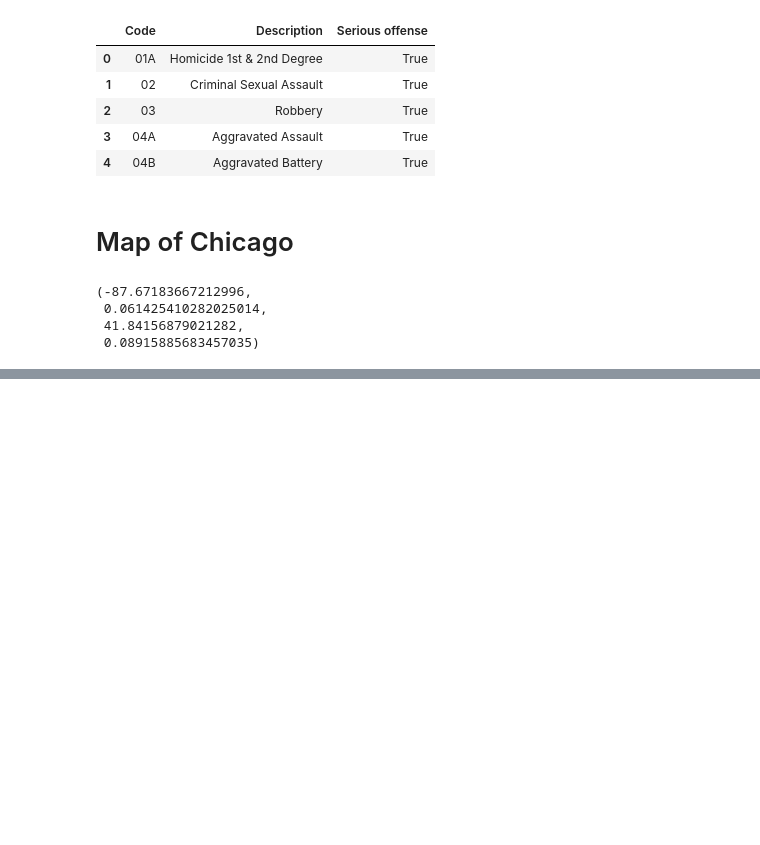
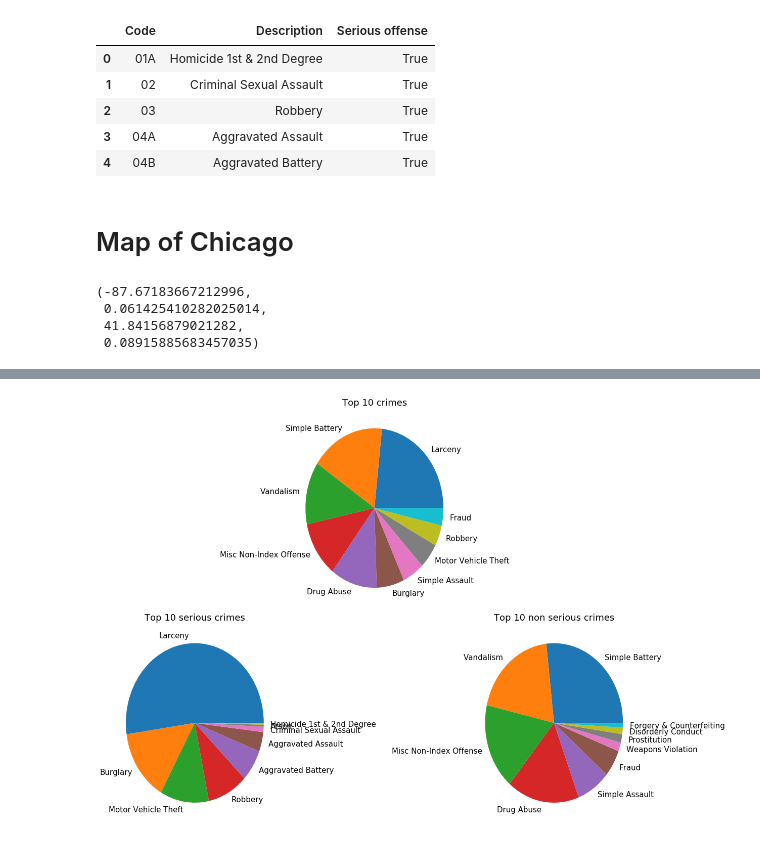
Before and after one commit to belkasanek/eda_chicago_crime_data, a Jupyter notebook: chicago_crimes_eda.ipynb, the cells around one changed output, grey strips where cells are left out. Saved outputs shown, nothing was run; the diff lists cells and outputs as text; code cells hidden in the pictures; blank space fills up the shorter version.

Commit message:
Add pie charts about frequency of different crimes

```diff
--- a/chicago_crimes_eda.ipynb
+++ b/chicago_crimes_eda.ipynb
@@ -139,0 +140,32 @@ for i, column in enumerate(temp_list):
+# %%
+temp = df['FBI Code'].value_counts().reset_index().merge(fbi_df, left_on='index', right_on='Code')\
+.rename(columns={'FBI Code': 'counts'}).drop(['Code', 'index'], axis=1)
+temp['pct'] = temp['counts'] / temp['counts'].sum()
+# %%
+fig = plt.figure(figsize=(15, 12))
+
+ax1 = plt.subplot2grid((2, 3), (0, 1))
+ax2 = plt.subplot2grid((2, 3), (1, 0))
+ax3 = plt.subplot2grid((2, 3), (1, 2))
+
+wedges, texts = ax1.pie(x=temp['counts'].head(10),
+        labels=temp['Description'].head(10))
+
+[text.set_size(15) for text in texts]
+ax1.set_title('Top 10 crimes', fontdict={'fontsize': 18})
+
+wedges, texts = ax2.pie(x=temp.loc[temp['Serious offense'] == True, 'counts'].head(10),
+        labels=temp.loc[temp['Serious offense'] == True, 'Description'].head(10))
+
+[text.set_size(15) for text in texts]
+ax2.set_title('Top 10 serious crimes', fontdict={'fontsize': 18})
+
+wedges, texts = ax3.pie(x=temp.loc[temp['Serious offense'] == False, 'counts'].head(10),
+        labels=temp.loc[temp['Serious offense'] == False, 'Description'].head(10))
+
+[text.set_size(15) for text in texts]
+ax3.set_title('Top 10 non serious crimes', fontdict={'fontsize': 18})
+
+plt.tight_layout()
+# %% [output]
+[figure, added]
```
Also changed, not shown: parts of 1 cell of this notebook.
